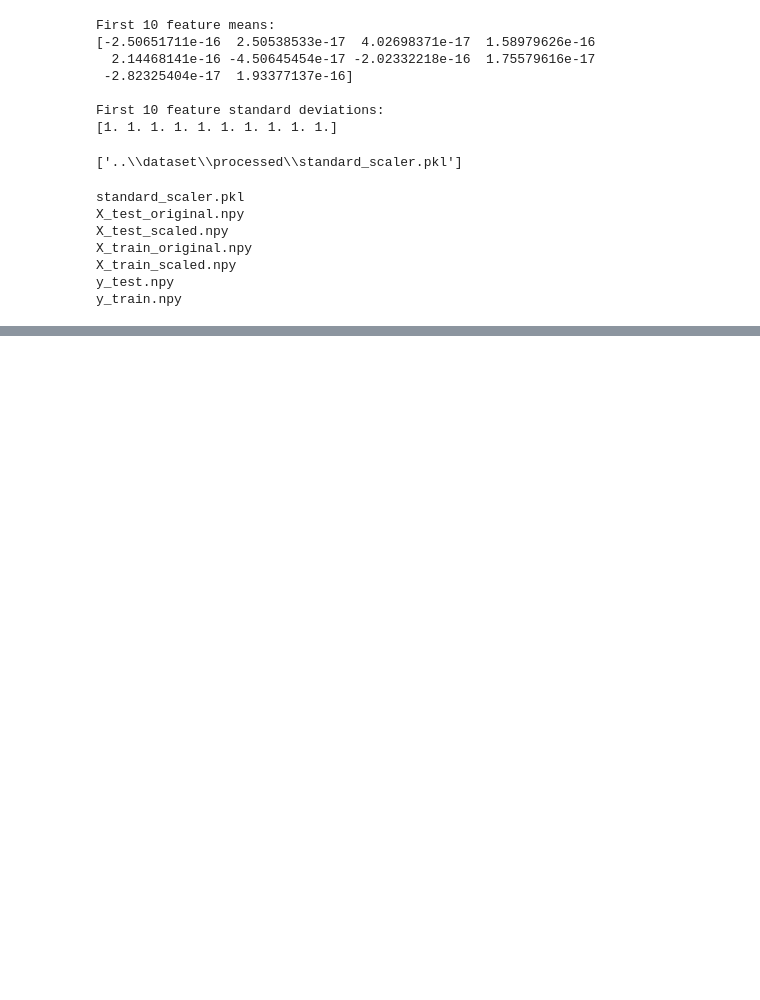
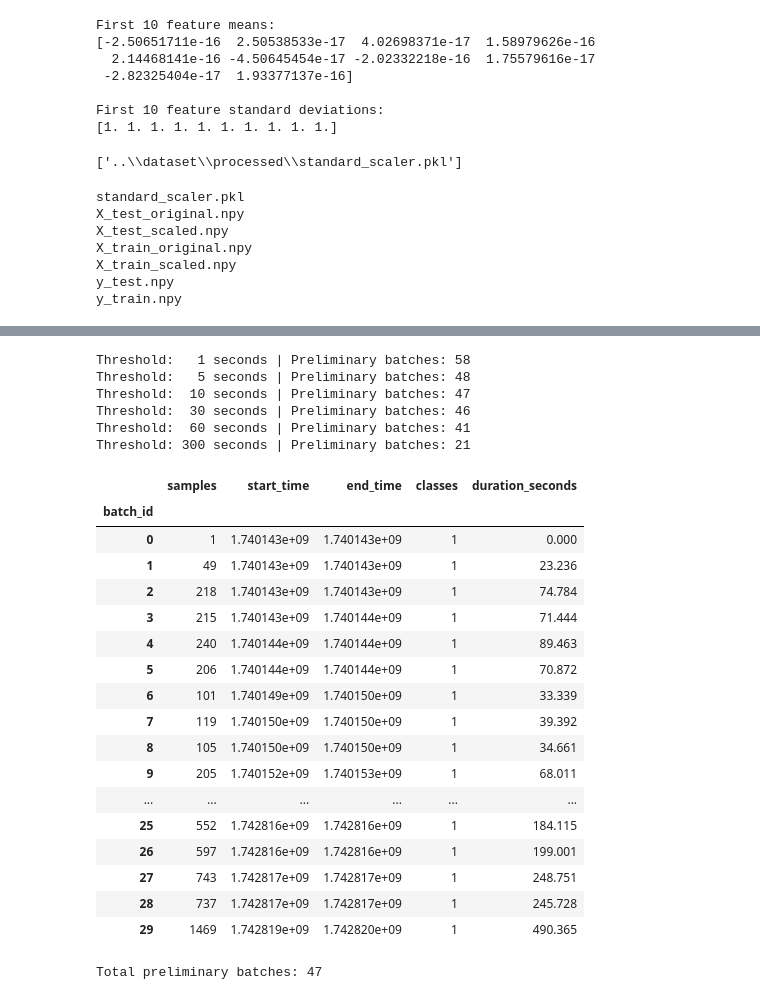
Before and after one commit to Amindra-Edirisuriya/American-Sign-Language-Ditection, a Jupyter notebook: notebooks/03_preprocessing.ipynb, the cells around one changed output, grey strips where cells are left out. Drawn from its saved outputs; the diff is of its cells as text; code cells hidden in the pictures; blank space fills up the shorter version.

```diff
--- a/notebooks/03_preprocessing.ipynb
+++ b/notebooks/03_preprocessing.ipynb
@@ -378,0 +939,68 @@ y_train.npy
+# %%
+# Investigate different timestamp gap thresholds
+
+gap_thresholds = [1, 5, 10, 30, 60, 300]
+
+for threshold in gap_thresholds:
+
+    batch_count = (
+        timeline_df["gap_seconds"] > threshold
+    ).sum() + 1
+
+    print(
+        f"Threshold: {threshold:>3} seconds | "
+        f"Preliminary batches: {batch_count}"
+    )
+# %% [output]
+Threshold:   1 seconds | Preliminary batches: 58
+Threshold:   5 seconds | Preliminary batches: 48
+Threshold:  10 seconds | Preliminary batches: 47
+Threshold:  30 seconds | Preliminary batches: 46
+Threshold:  60 seconds | Preliminary batches: 41
+Threshold: 300 seconds | Preliminary batches: 21
+# %%
+# Create preliminary timestamp batches
+
+timeline_df["batch_id"] = (
+    timeline_df["gap_seconds"] > 10
+).cumsum()
+
+batch_summary = (
+    timeline_df
+    .groupby("batch_id")
+    .agg(
+        samples=("sample_index", "count"),
+        start_time=("time_seconds", "min"),
+        end_time=("time_seconds", "max"),
+        classes=("label", "nunique")
+    )
+)
+
+batch_summary["duration_seconds"] = (
+    batch_summary["end_time"]
+    - batch_summary["start_time"]
+)
+
+display(batch_summary.head(30))
+
+print("\nTotal preliminary batches:", len(batch_summary))
+# %% [output]
+|  | samples | start_time | end_time | classes | duration_seconds |
+| batch_id |  |  |  |  |  |
+| 0 | 1 | 1.740143e+09 | 1.740143e+09 | 1 | 0.000 |
+| 1 | 49 | 1.740143e+09 | 1.740143e+09 | 1 | 23.236 |
+| 2 | 218 | 1.740143e+09 | 1.740143e+09 | 1 | 74.784 |
+| 3 | 215 | 1.740143e+09 | 1.740144e+09 | 1 | 71.444 |
+| 4 | 240 | 1.740144e+09 | 1.740144e+09 | 1 | 89.463 |
+| 5 | 206 | 1.740144e+09 | 1.740144e+09 | 1 | 70.872 |
+| 6 | 101 | 1.740149e+09 | 1.740150e+09 | 1 | 33.339 |
+| 7 | 119 | 1.740150e+09 | 1.740150e+09 | 1 | 39.392 |
+| 8 | 105 | 1.740150e+09 | 1.740150e+09 | 1 | 34.661 |
+| 9 | 205 | 1.740152e+09 | 1.740153e+09 | 1 | 68.011 |
+| ... | ... | ... | ... | ... | ... |
+| 25 | 552 | 1.742816e+09 | 1.742816e+09 | 1 | 184.115 |
+| 26 | 597 | 1.742816e+09 | 1.742816e+09 | 1 | 199.001 |
+| 27 | 743 | 1.742817e+09 | 1.742817e+09 | 1 | 248.751 |
+| 28 | 737 | 1.742817e+09 | 1.742817e+09 | 1 | 245.728 |
+| 29 | 1469 | 1.742819e+09 | 1.742820e+09 | 1 | 490.365 |
+Total preliminary batches: 47
```
Also changed, not shown: parts of 30 cells of this notebook, 52 other files.
